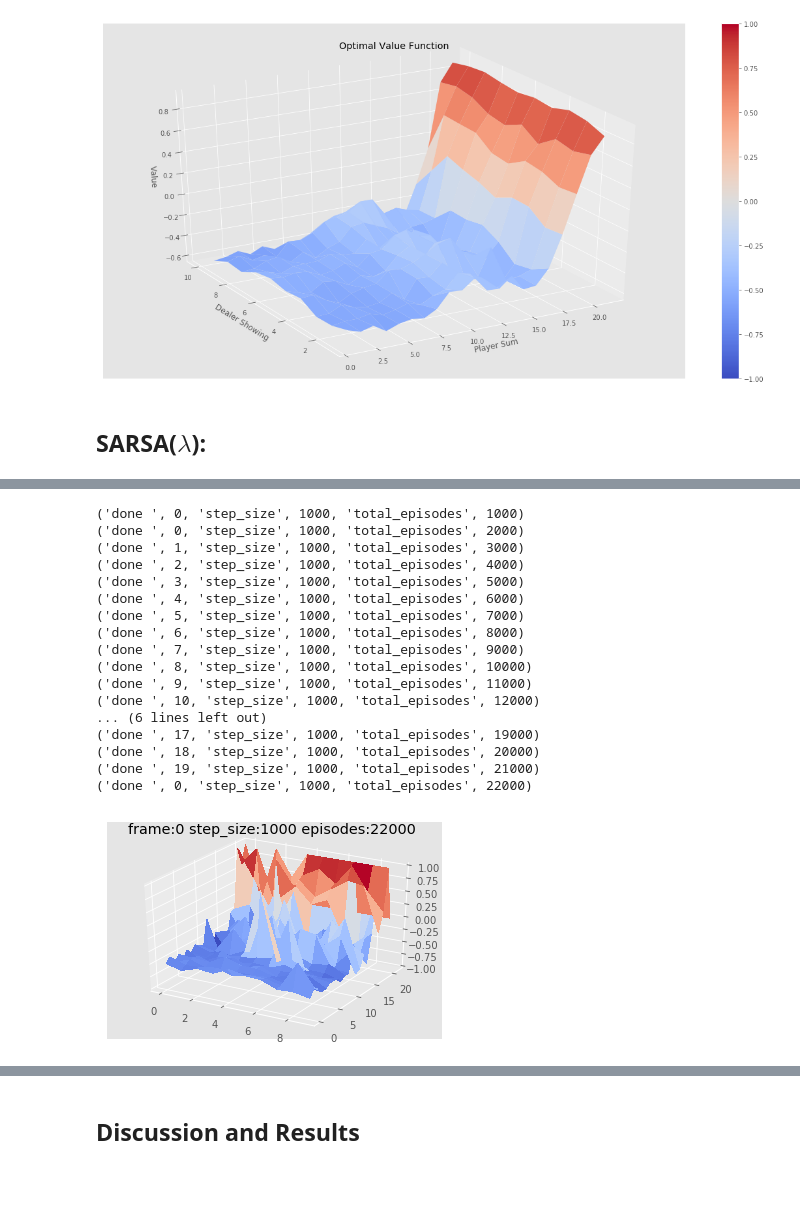
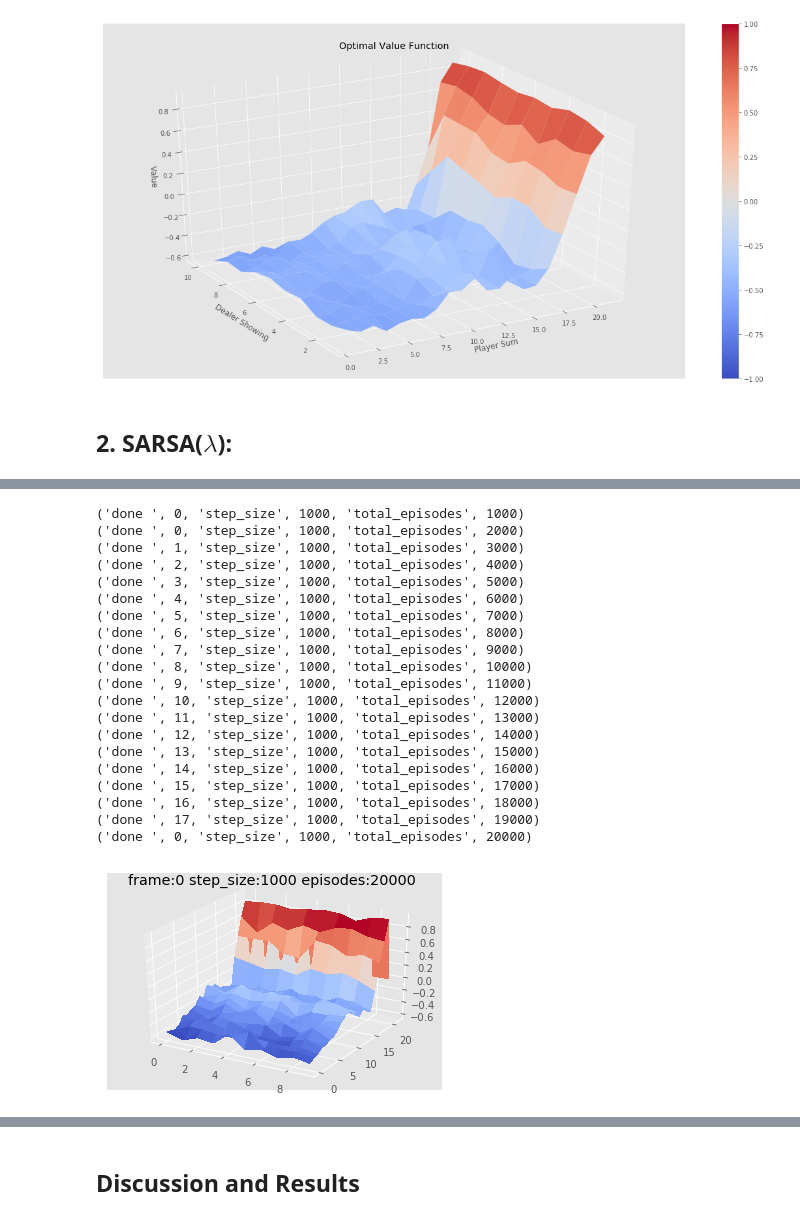
Before and after one commit to rllabmcgill/rlcourse-march-24-dy4242407, a Jupyter notebook: assignment_easy21_Yue_Ali.ipynb, the cells around one changed output, grey strips where cells are left out. Drawn from its saved outputs; the diff is of its cells as text; code cells hidden in the pictures; blank space fills up the shorter version.

```diff
--- a/assignment_easy21_Yue_Ali.ipynb
+++ b/assignment_easy21_Yue_Ali.ipynb
@@ -120,7 +112,7 @@ plotting.plot_value_function(V, title="Optimal Value Function")
 # %% [output]
 [figure]
 # %% [markdown]
-## SARSA($\lambda$):
+## 2. SARSA($\lambda$):
 # %%
 Image(url="sarsa_lambda.png")
 # %% [output]
@@ -286,17 +279,6 @@ class Sarsa_Agent:
         #surf = ax.plot_surface(X, Y, Z, rstride=1, cstride=1, cmap=cm.coolwarm, linewidth=0, antialiased=False)
         surf = ax.plot_surface(X, Y, Z, rstride=1, cstride=1, cmap=cm.coolwarm, linewidth=0, antialiased=False)
         return surf
-# %%
-# one problem for V need to be fixed is the V=0 for all states which bust
-# I think the reason is how we caculate V with the max function
-# we should take the smaller Q for all actions
-N0 = 100
-agent = Sarsa_Agent(env, N0, 0.9)
-
-for i in range (100):
-    agent.train(1000)
-
-#agent.V
 # %%
 def animate(frame):
     #i = agent.iterations
@@ -317,39 +299,42 @@ def animate(frame):
 import matplotlib.pyplot as plt
 import matplotlib.animation as animation
 from mpl_toolkits.mplot3d import Axes3D
 from matplotlib import cm
 %matplotlib inline
 
 N0 = 100
-mlambda = 0.9
+mlambda = 0.2
 agent = Sarsa_Agent(env, N0, mlambda)
 fig = plt.figure("N100")
 ax = fig.add_subplot(111, projection='3d')
 
 # ani = animation.FuncAnimation(fig, animate, 32, repeat=False)
-ani = animation.FuncAnimation(fig, animate, 20, repeat=False)
+ani = animation.FuncAnimation(fig, animate, 18, repeat=False)
 
 # note: requires gif writer; swap with plt.show()
 ani.save('Sarsa_Agent.gif', writer='imagemagick', fps=3)
 # plt.show()
 # %% [output]
 ('done ', 0, 'step_size', 1000, 'total_episodes', 1000)
 ('done ', 0, 'step_size', 1000, 'total_episodes', 2000)
 ('done ', 1, 'step_size', 1000, 'total_episodes', 3000)
 ('done ', 2, 'step_size', 1000, 'total_episodes', 4000)
 ('done ', 3, 'step_size', 1000, 'total_episodes', 5000)
 ('done ', 4, 'step_size', 1000, 'total_episodes', 6000)
 ('done ', 5, 'step_size', 1000, 'total_episodes', 7000)
 ('done ', 6, 'step_size', 1000, 'total_episodes', 8000)
 ('done ', 7, 'step_size', 1000, 'total_episodes', 9000)
 ('done ', 8, 'step_size', 1000, 'total_episodes', 10000)
 ('done ', 9, 'step_size', 1000, 'total_episodes', 11000)
 ('done ', 10, 'step_size', 1000, 'total_episodes', 12000)
-... (6 lines left out)
+('done ', 11, 'step_size', 1000, 'total_episodes', 13000)
+('done ', 12, 'step_size', 1000, 'total_episodes', 14000)
+('done ', 13, 'step_size', 1000, 'total_episodes', 15000)
+('done ', 14, 'step_size', 1000, 'total_episodes', 16000)
+('done ', 15, 'step_size', 1000, 'total_episodes', 17000)
+('done ', 16, 'step_size', 1000, 'total_episodes', 18000)
 ('done ', 17, 'step_size', 1000, 'total_episodes', 19000)
-('done ', 18, 'step_size', 1000, 'total_episodes', 20000)
-('done ', 19, 'step_size', 1000, 'total_episodes', 21000)
-('done ', 0, 'step_size', 1000, 'total_episodes', 22000)
+('done ', 0, 'step_size', 1000, 'total_episodes', 20000)
-[figure, old version]
+[figure, new version]
 # %%
 from IPython.display import Image
```
Also changed, not shown: parts of 5 cells of this notebook.
